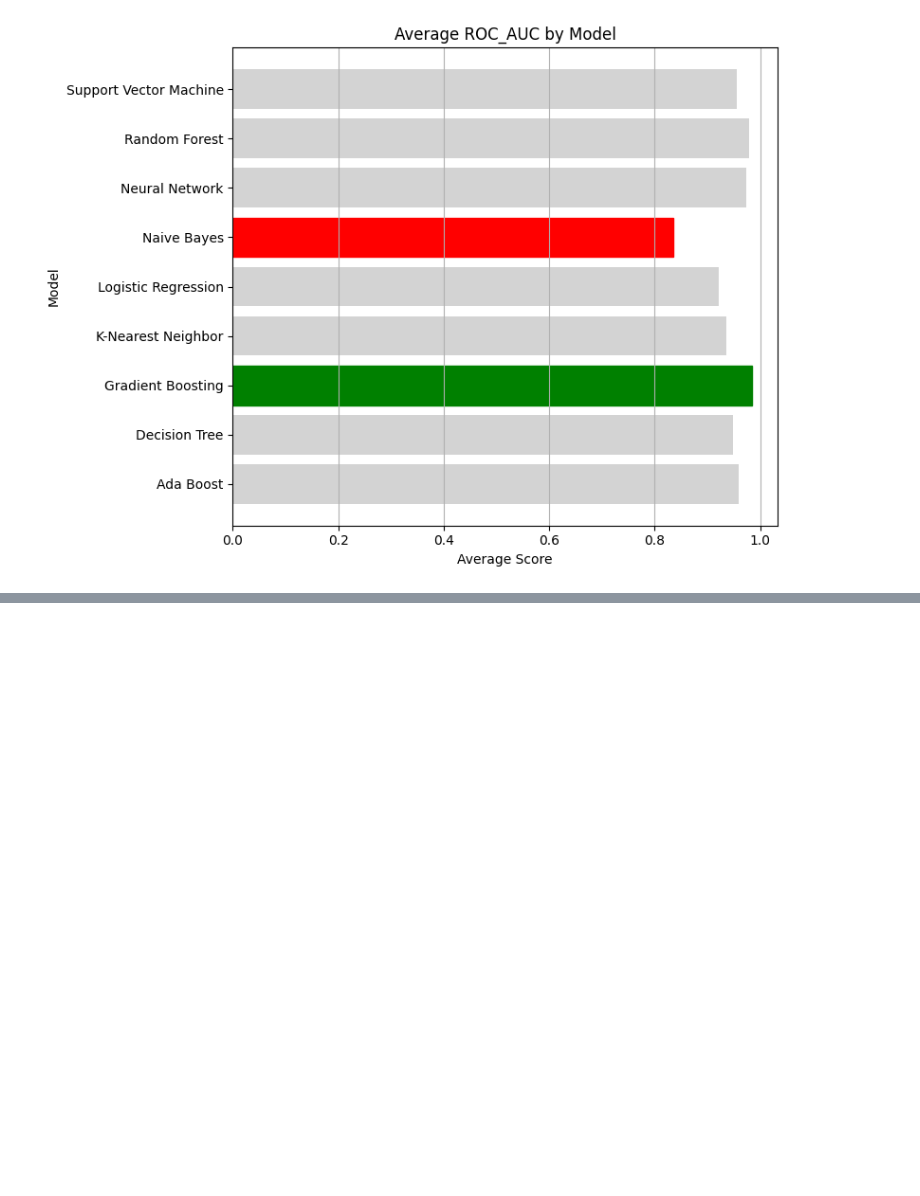
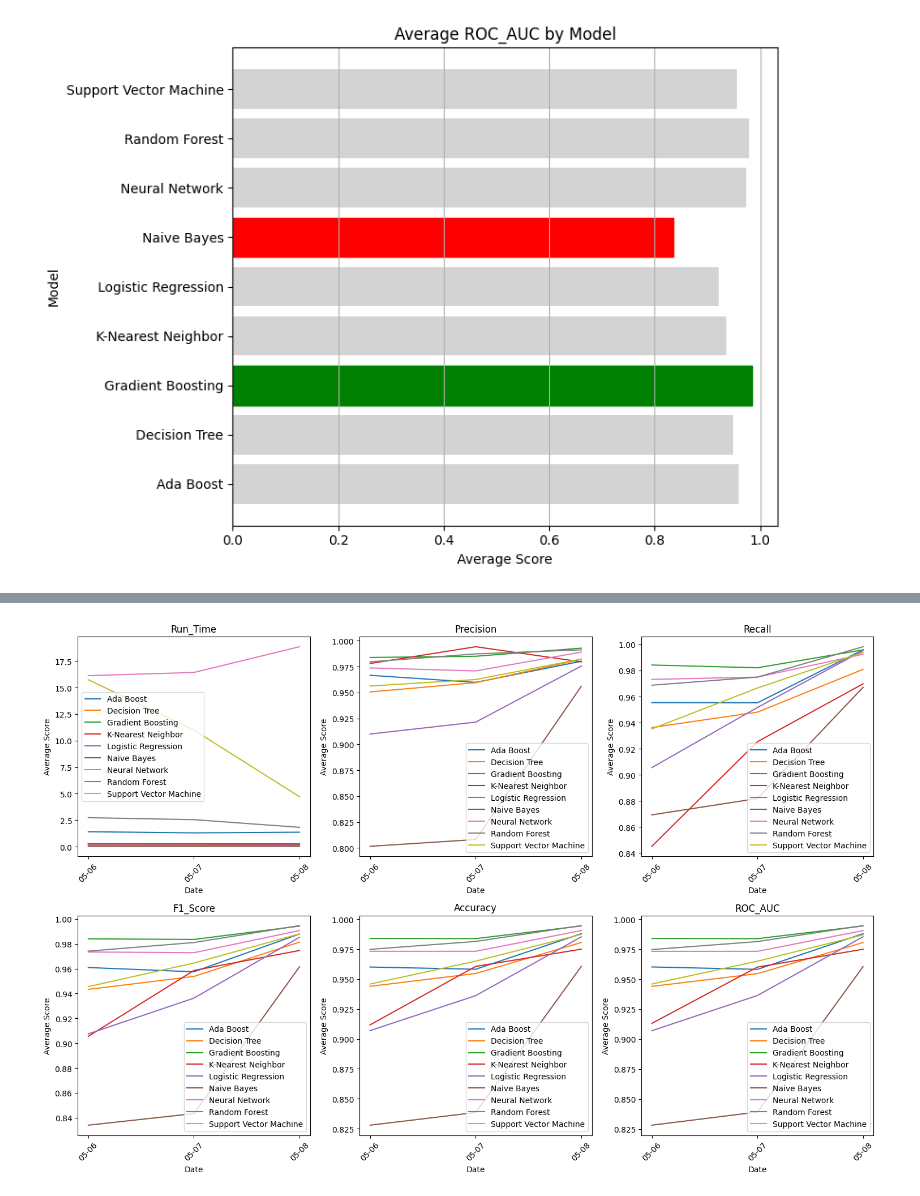
Before and after one commit to bear-revels/customer_churn, a Jupyter notebook: EDA/classification_EDA.ipynb, the cells around one changed output, grey strips where cells are left out. Drawn from its saved outputs; the diff is of its cells as text; code cells hidden in the pictures; blank space fills up the shorter version.

```diff
--- a/EDA/classification_EDA.ipynb
+++ b/EDA/classification_EDA.ipynb
@@ -300,0 +304,45 @@ plt.show()
+# %%
+import pandas as pd
+import matplotlib.pyplot as plt
+
+def plot_average_score_by_model(event_log):
+    # Convert 'Execution_Date' to datetime
+    event_log['Execution_Date'] = pd.to_datetime(event_log['Execution_Date']).dt.strftime('%m-%d')
+
+    # Group by 'Execution_Date', 'Model', and calculate the mean for each numeric column
+    grouped_data = event_log.groupby(['Execution_Date', 'Model']).mean().reset_index()
+
+    # Get numeric columns (excluding 'Execution_Date' and 'Model')
+    numeric_columns = grouped_data.select_dtypes(include=['float64']).columns
+
+    # Calculate number of rows and columns for subplots
+    num_plots = len(numeric_columns)
+    num_cols = 3  # Number of plots per row
+    num_rows = -(-num_plots // num_cols)  # Round up division
+
+    # Create subplots
+    fig, axes = plt.subplots(num_rows, num_cols, figsize=(15, 5 * num_rows))
+    axes = axes.flatten()  # Flatten axes if there is more than one row
+
+    # Plot each numeric column
+    for i, col in enumerate(numeric_columns):
+        ax = axes[i]  # Select subplot
+        for model, data in grouped_data.groupby('Model'):
+            ax.plot(data['Execution_Date'], data[col], label=model)  # Plot data for each model
+        ax.set_title(col)  # Set subplot title
+        ax.set_xlabel('Date')  # Set x-axis label
+        ax.set_ylabel('Average Score')  # Set y-axis label
+        ax.legend()  # Show legend
+        ax.tick_params(axis='x', rotation=45)  # Rotate x-axis tick labels by 45 degrees
+
+    # Adjust layout
+    plt.tight_layout()
+    plt.show()
+
+# Read the CSV file containing the performance data
+event_log = pd.read_csv('../files/modeling_event_log.csv')
+
+# Call the function to plot average score by model for each numeric column
+plot_average_score_by_model(event_log)
+# %% [output]
+[figure, added]
```
Also changed, not shown: parts of 1 cell of this notebook, 1 other file.
